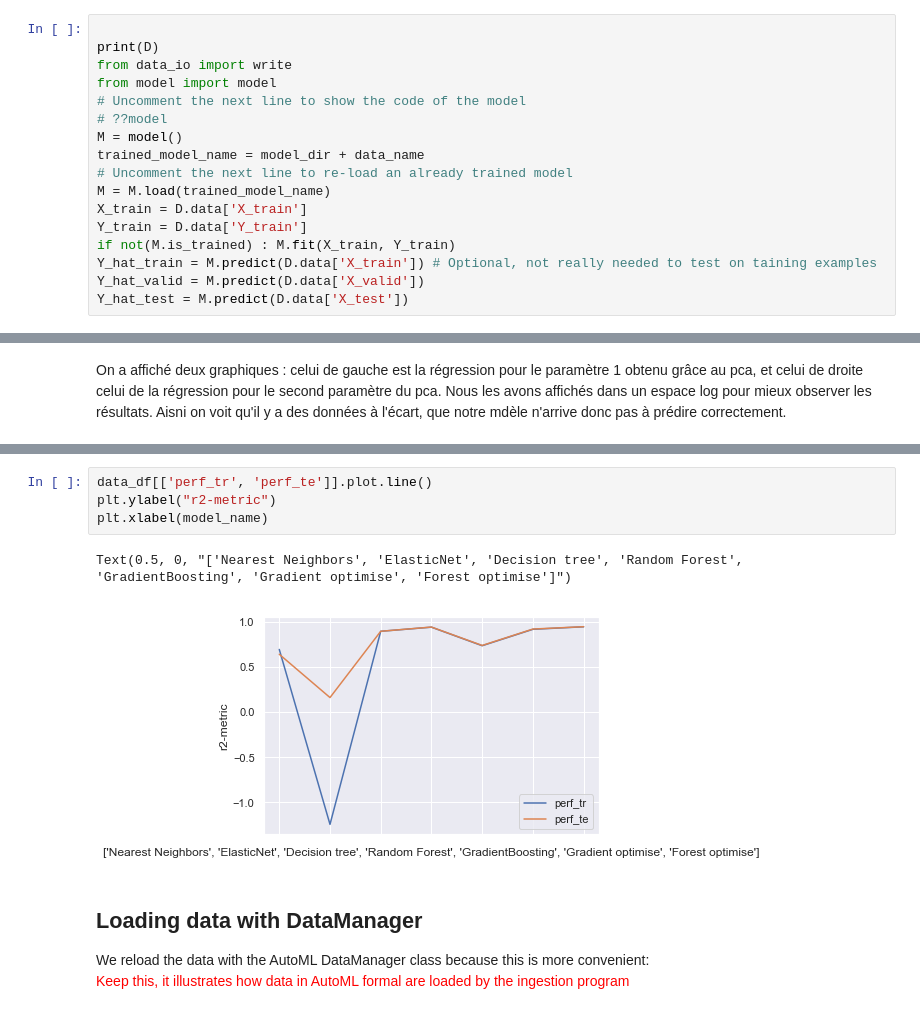
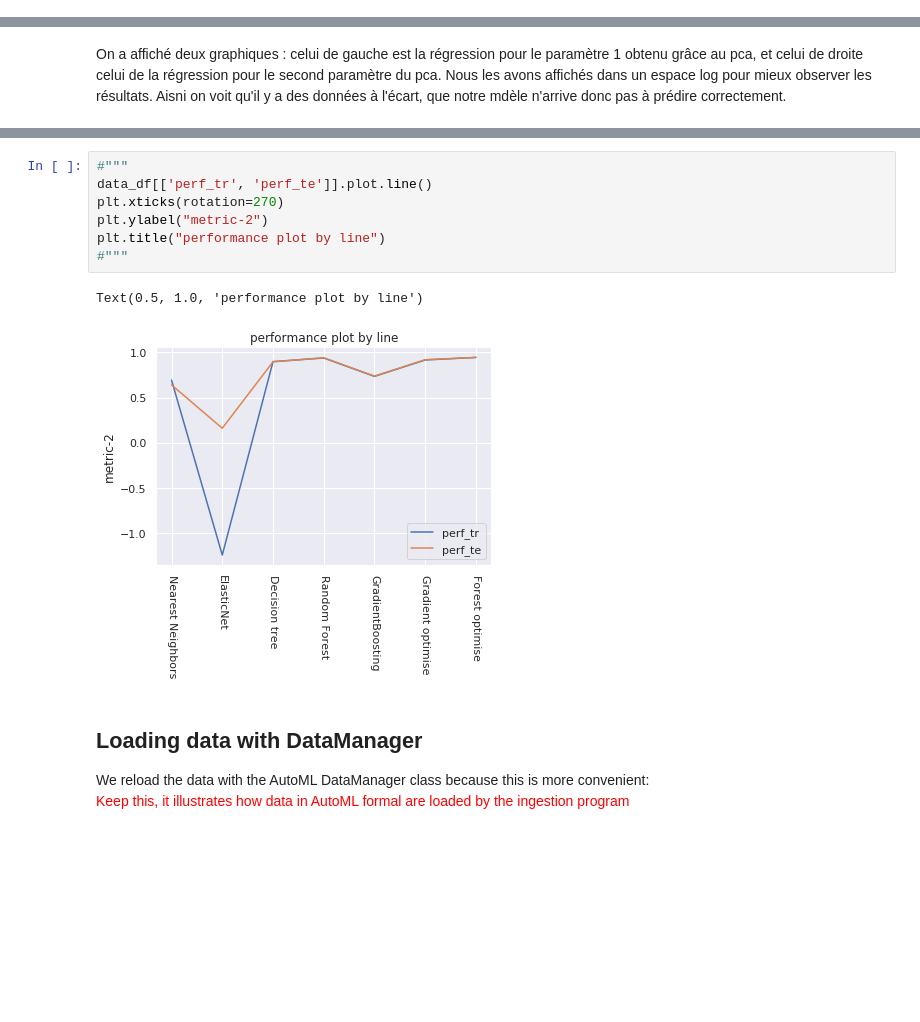
Before and after one commit to javaax/truck, a Jupyter notebook: starting_kit/README_{visualisation}.ipynb, the cells around one changed output, grey strips where cells are left out. Cells and saved outputs as stored; diff of their text form; blank space fills up the shorter version.

```diff
--- a/starting_kit/README_{visualisation}.ipynb
+++ b/starting_kit/README_{visualisation}.ipynb
@@ -160,19 +160,2 @@ plt.show()
 # %% [markdown]
 <h3>ci dessous est la partie que l'on modifie</h3>
-# %%
-
-print(D)
-from data_io import write
-from model import model
-# Uncomment the next line to show the code of the model
-# ??model
-M = model()
-trained_model_name = model_dir + data_name
-# Uncomment the next line to re-load an already trained model
-M = M.load(trained_model_name)
-X_train = D.data['X_train']
-Y_train = D.data['Y_train']
-if not(M.is_trained) : M.fit(X_train, Y_train)
-Y_hat_train = M.predict(D.data['X_train']) # Optional, not really needed to test on taining examples
-Y_hat_valid = M.predict(D.data['X_valid'])
-Y_hat_test = M.predict(D.data['X_test'])
@@ -428,10 +486,13 @@ Text(0, 0.5, 'r2_metric')
 # %%
+#"""
 data_df[['perf_tr', 'perf_te']].plot.line()
-plt.ylabel("r2-metric")
-plt.xlabel(model_name)
+plt.xticks(rotation=270)
+plt.ylabel("metric-2")
+plt.title("performance plot by line")
+#"""
 # %% [output]
-Text(0.5, 0, "['Nearest Neighbors', 'ElasticNet', 'Decision tree', 'Random Forest', 'GradientBoosting', 'Gradient optimise', 'Forest optimise']")
+Text(0.5, 1.0, 'performance plot by line')
-[figure, old version]
+[figure, new version]
 # %% [markdown]
 <div>
     <h2>Loading data with DataManager</h2>
```
Also changed, not shown: parts of 27 cells of this notebook.
